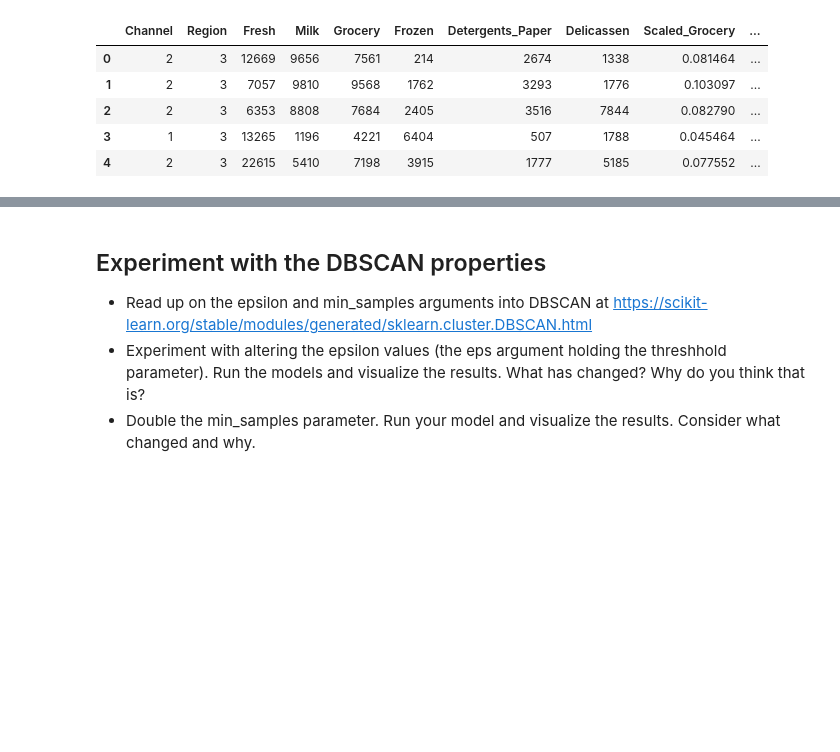
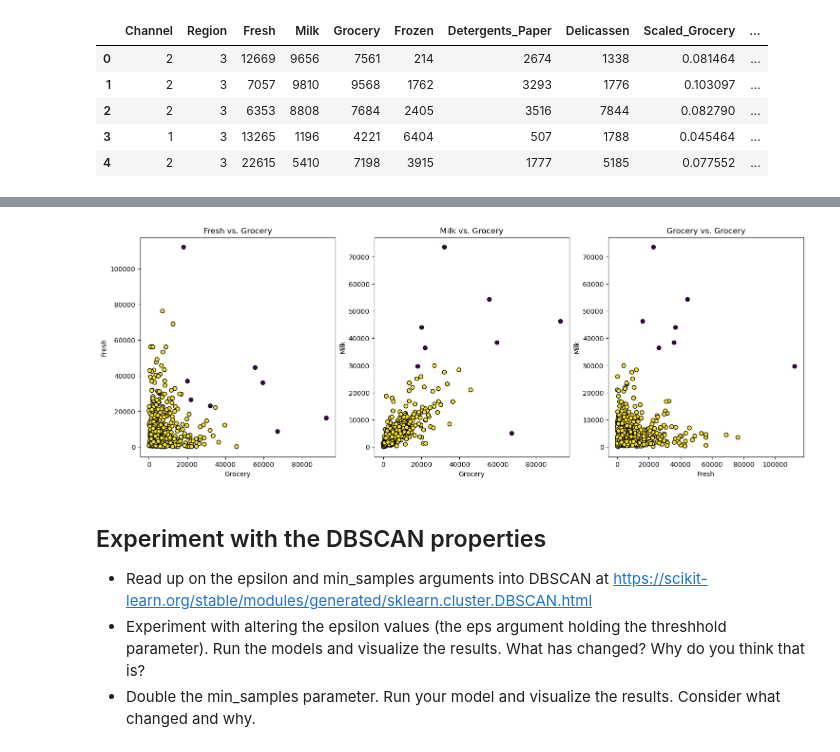
Before and after one commit to Marc-Aradillas/anomaly-detection-exercises, a Jupyter notebook: clustering_anomaly_detection.ipynb, the cells around one changed output, grey strips where cells are left out. Drawn from its saved outputs; the diff is of its cells as text; code cells hidden in the pictures; blank space fills up the shorter version.

```diff
--- a/clustering_anomaly_detection.ipynb
+++ b/clustering_anomaly_detection.ipynb
@@ -150,3 +146,30 @@ Text(0.5, 0, 'Grocery')
+# %%
+import matplotlib.pyplot as plt
+
+# Create a 2x2 grid of subplots for Fresh, Milk, and Grocery
+fig, axs = plt.subplots(1, 3, figsize=(18, 6))
+
+# Create a scatter plot for 'Fresh' in the first subplot
+axs[0].scatter(df.Grocery, df.Fresh, c=df.labels, edgecolor='k')
+axs[0].set_xlabel('Grocery')
+axs[0].set_ylabel('Fresh')
+axs[0].set_title('Fresh vs. Grocery')
+
+# Create a scatter plot for 'Milk' in the second subplot
+axs[1].scatter(df.Grocery, df.Milk, c=df.labels, edgecolor='k')
+axs[1].set_xlabel('Grocery')
+axs[1].set_ylabel('Milk')
+axs[1].set_title('Milk vs. Grocery')
+
+# Create a scatter plot for 'Grocery' in the third subplot
+axs[2].scatter(df.Fresh, df.Milk, c=df.labels, edgecolor='k')
+axs[2].set_xlabel('Fresh')
+axs[2].set_ylabel('Milk')
+axs[2].set_title('Grocery vs. Grocery')
+
+plt.show()
+# %% [output]
+[figure, added]
 # %% [markdown]
 ## Experiment with the DBSCAN properties
 
```
Also changed, not shown: parts of 11 cells of this notebook.
